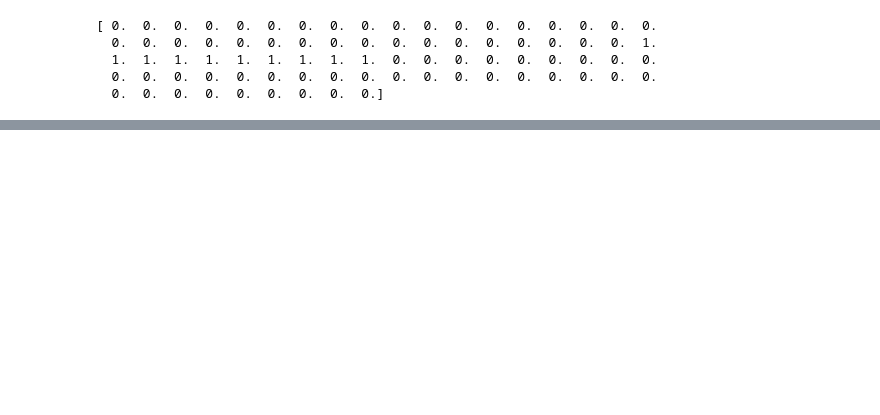
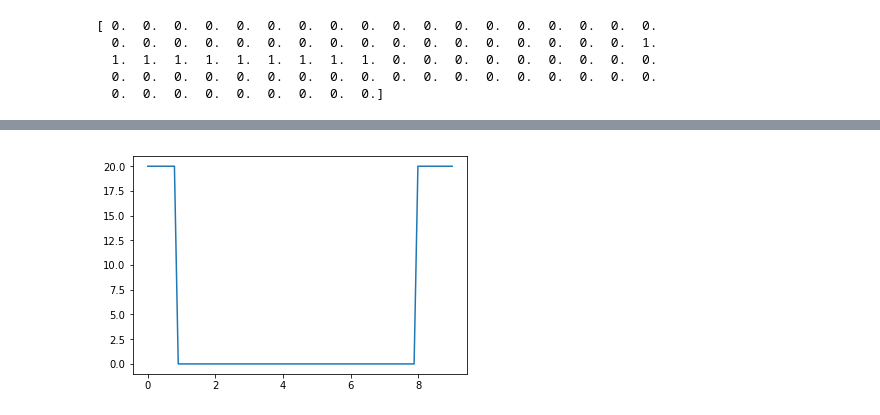
Before and after one commit to gantemur/wave, a Jupyter notebook: wave.ipynb, the cells around one changed output, grey strips where cells are left out. Cells and saved outputs as stored; diff of their text form; code cells hidden in the pictures; blank space fills up the shorter version.

```diff
--- a/wave.ipynb
+++ b/wave.ipynb
@@ -30 +35,5 @@ pyplot.plot(numpy.linspace(0, 9, nx), u);
+# %%
+plt.plot(np.linspace(0, 9, nx), sigma);
+# %% [output]
+[figure, added]
 # %%
```
Also changed, not shown: parts of 7 cells of this notebook.
